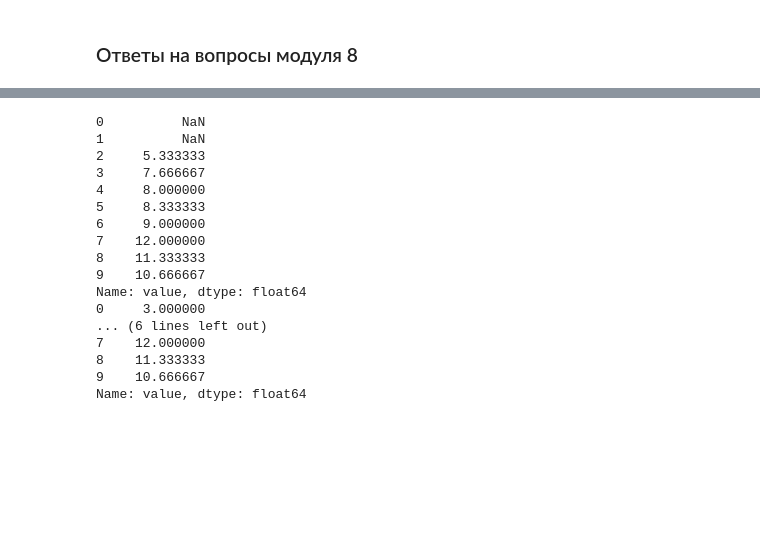
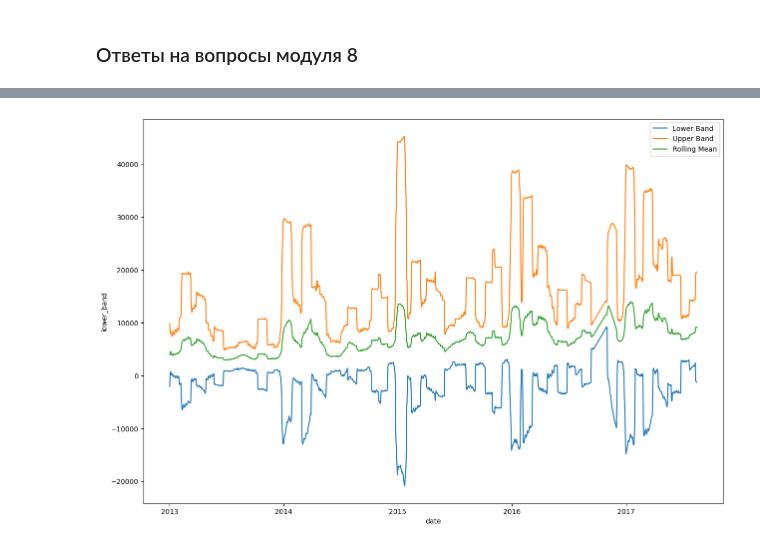
Before and after one commit to hotdonkey/data_science, a Jupyter notebook: Python/PDA-2/time_series_task.ipynb, the cells around one changed output, grey strips where cells are left out. Saved outputs shown, nothing was run; the diff lists cells and outputs as text; code cells hidden in the pictures; blank space fills up the shorter version.

```diff
--- a/Python/PDA-2/time_series_task.ipynb
+++ b/Python/PDA-2/time_series_task.ipynb
@@ -174,10 +178,10 @@ data.drop(["rolling_mean", "rolling_std"], axis=1, inplace=True)
 
 # Окно скольжения
 window = 30
-data["rolling_mean"] = data.rolling(window=window).mean()
+data["rolling_mean"] = data["sales"].rolling(window=window, min_periods=1).mean()
 
-data["rolling_std"] = data["sales"].rolling(window=window).std()
+data["rolling_std"] = data["sales"].rolling(window=window, min_periods=1).std()
 
-num_std = 3  # Количество стандартных отклонений
-df["upper_band"] = df["SMA"] + num_std * df["std_dev"]  # Верхняя полоса
-df["lower_band"] = df["SMA"] - num_std * df["std_dev"]  # Нижняя полоса
+data.dropna(inplace=True)
+
+data.head()
@@ -184,35 +196,17 @@ df["lower_band"] = df["SMA"] - num_std * df["std_dev"]  # Нижняя поло
-# %%
-import pandas as pd
-
-sample = [3, 5, 8, 10, 6, 9, 12, 15, 7, 10]
-
-
-# Создаем sampleFrame из данных
-sample_df = pd.DataFrame(sample, columns=['value'])
-
-# Рассчитываем оконное среднее с окном размером 3
-window_mean = sample_df['value'].rolling(window=3).mean()
-
-# Рассчитываем скользящее среднее с периодом 3
-simple_mean = sample_df['value'].rolling(window=3, min_periods=1).mean()
-
-print(window_mean)
-print(simple_mean)
-# %% [output]
-0          NaN
-1          NaN
-2     5.333333
-3     7.666667
-4     8.000000
-5     8.333333
-6     9.000000
-7    12.000000
-8    11.333333
-9    10.666667
-Name: value, dtype: float64
-0     3.000000
-... (6 lines left out)
-7    12.000000
-8    11.333333
-9    10.666667
-Name: value, dtype: float64
+# %%
+num_std = 3  # Количество стандартных отклонений
+data["upper_band"] = (
+    data["rolling_mean"] + num_std * data["rolling_std"]
+)  # Верхняя полоса
+data["lower_band"] = (
+    data["rolling_mean"] - num_std * data["rolling_std"]
+)  # Нижняя полоса
+# %%
+fig, axes = plt.subplots(1, 1, figsize=(15, 10))
+sns.lineplot(data["lower_band"], ax=axes, label="Lower Band")
+sns.lineplot(data["upper_band"], ax=axes, label="Upper Band")
+sns.lineplot(data["rolling_mean"], ax=axes, label="Rolling Mean")
+axes.legend()
+plt.show()
+# %% [output]
+[figure, added]
```
Also changed, not shown: parts of 8 cells of this notebook, 1 other file.
